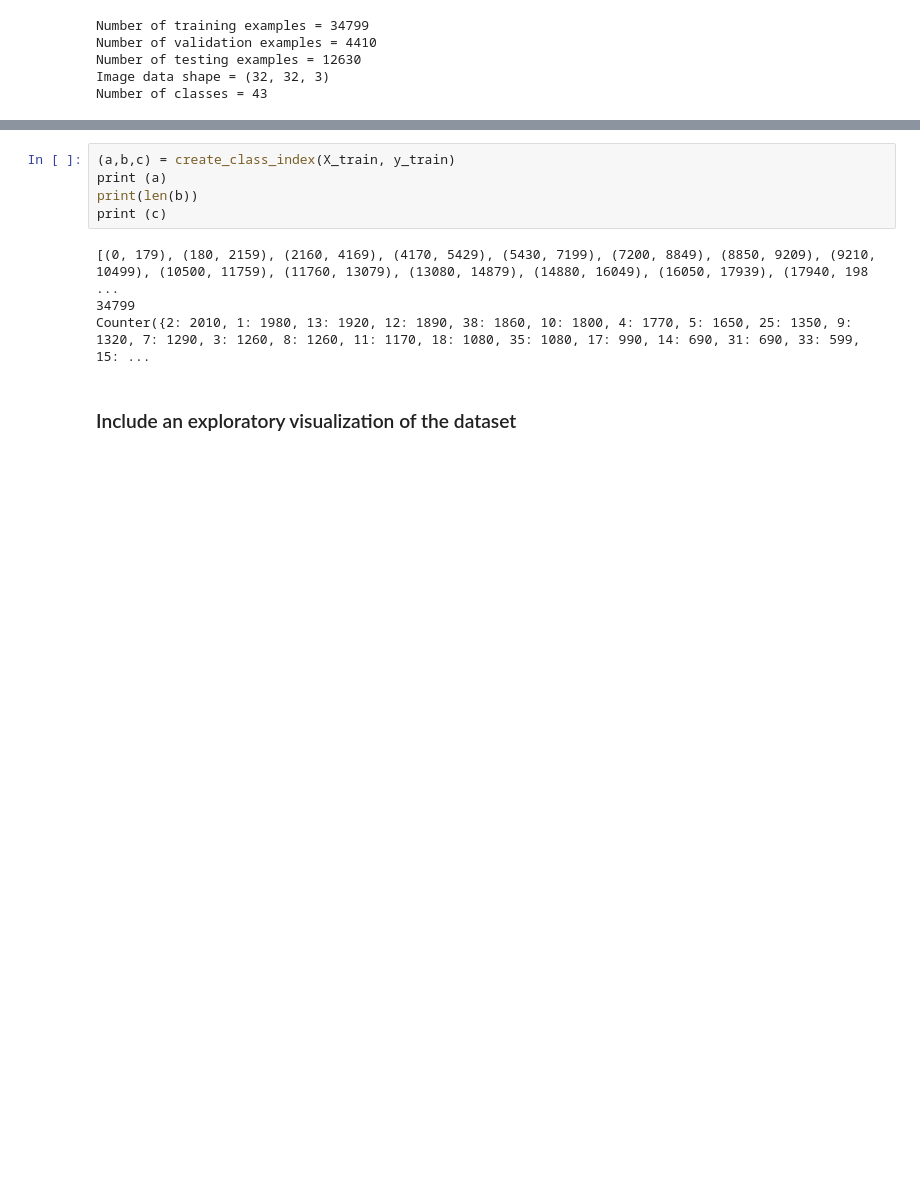
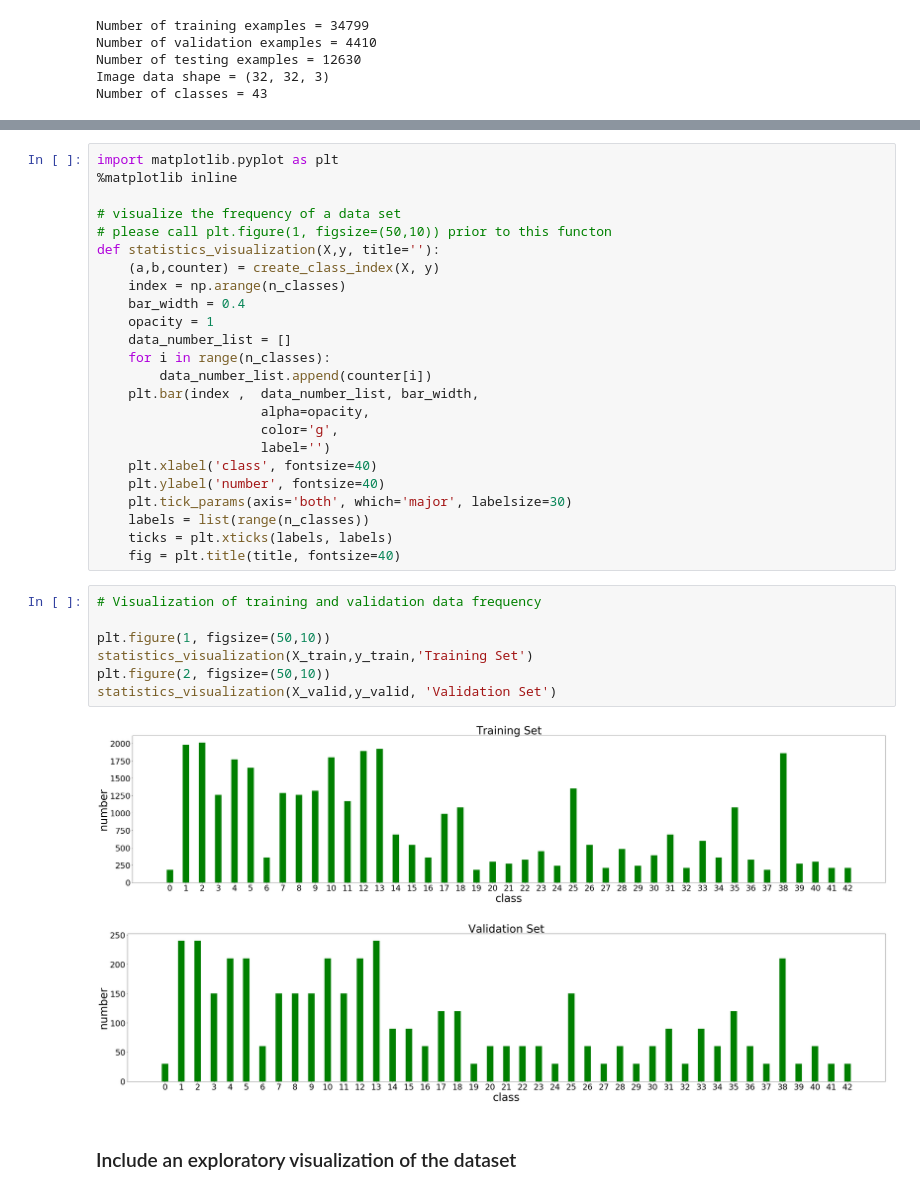
Before and after one commit to sir-siemens/carND-project2, a Jupyter notebook: Traffic_Sign_Classifier.ipynb, the cells around one changed output, grey strips where cells are left out. Drawn from its saved outputs; the diff is of its cells as text; blank space fills up the shorter version.

```diff
--- a/Traffic_Sign_Classifier.ipynb
+++ b/Traffic_Sign_Classifier.ipynb
@@ -108,15 +106,40 @@ def create_class_index(X, y_label):
             class_index[i] = (class_index[i-1][1]+1 ,class_index[i-1][1]+counter[i])
     #print ('class_index_range: ', class_index)
     return (class_index, sort_data, counter)
-# %%
-(a,b,c) = create_class_index(X_train, y_train)
-print (a)
-print(len(b))
-print (c)
-# %% [output]
-[(0, 179), (180, 2159), (2160, 4169), (4170, 5429), (5430, 7199), (7200, 8849), (8850, 9209), (9210, 10499), (10500, 11759), (11760, 13079), (13080, 14879), (14880, 16049), (16050, 17939), (17940, 198 ...
-34799
-Counter({2: 2010, 1: 1980, 13: 1920, 12: 1890, 38: 1860, 10: 1800, 4: 1770, 5: 1650, 25: 1350, 9: 1320, 7: 1290, 3: 1260, 8: 1260, 11: 1170, 18: 1080, 35: 1080, 17: 990, 14: 690, 31: 690, 33: 599, 15: ...
+# %%
+import matplotlib.pyplot as plt
+%matplotlib inline
+
+# visualize the frequency of a data set
+# please call plt.figure(1, figsize=(50,10)) prior to this functon
+def statistics_visualization(X,y, title=''):
+    (a,b,counter) = create_class_index(X, y)
+    index = np.arange(n_classes)
+    bar_width = 0.4
+    opacity = 1
+    data_number_list = []
+    for i in range(n_classes):
+        data_number_list.append(counter[i])
+    plt.bar(index ,  data_number_list, bar_width,
+                     alpha=opacity,
+                     color='g',
+                     label='')
+    plt.xlabel('class', fontsize=40)
+    plt.ylabel('number', fontsize=40)
+    plt.tick_params(axis='both', which='major', labelsize=30)
+    labels = list(range(n_classes))
+    ticks = plt.xticks(labels, labels)
+    fig = plt.title(title, fontsize=40)
+# %%
+# Visualization of training and validation data frequency
+
+plt.figure(1, figsize=(50,10))
+statistics_visualization(X_train,y_train,'Training Set')
+plt.figure(2, figsize=(50,10))
+statistics_visualization(X_valid,y_valid, 'Validation Set')
+# %% [output]
+[figure, added]
+[figure, added]
 # %% [markdown]
 ### Include an exploratory visualization of the dataset
 # %% [markdown]
```
Also changed, not shown: parts of 38 cells of this notebook.
